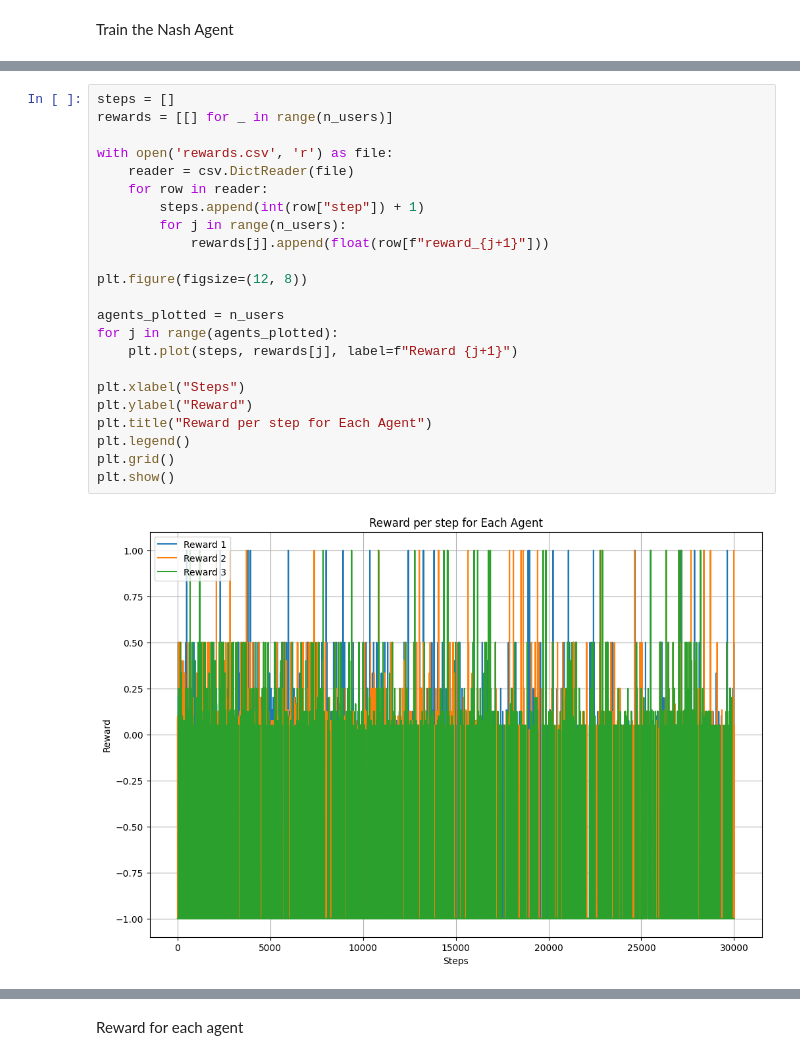
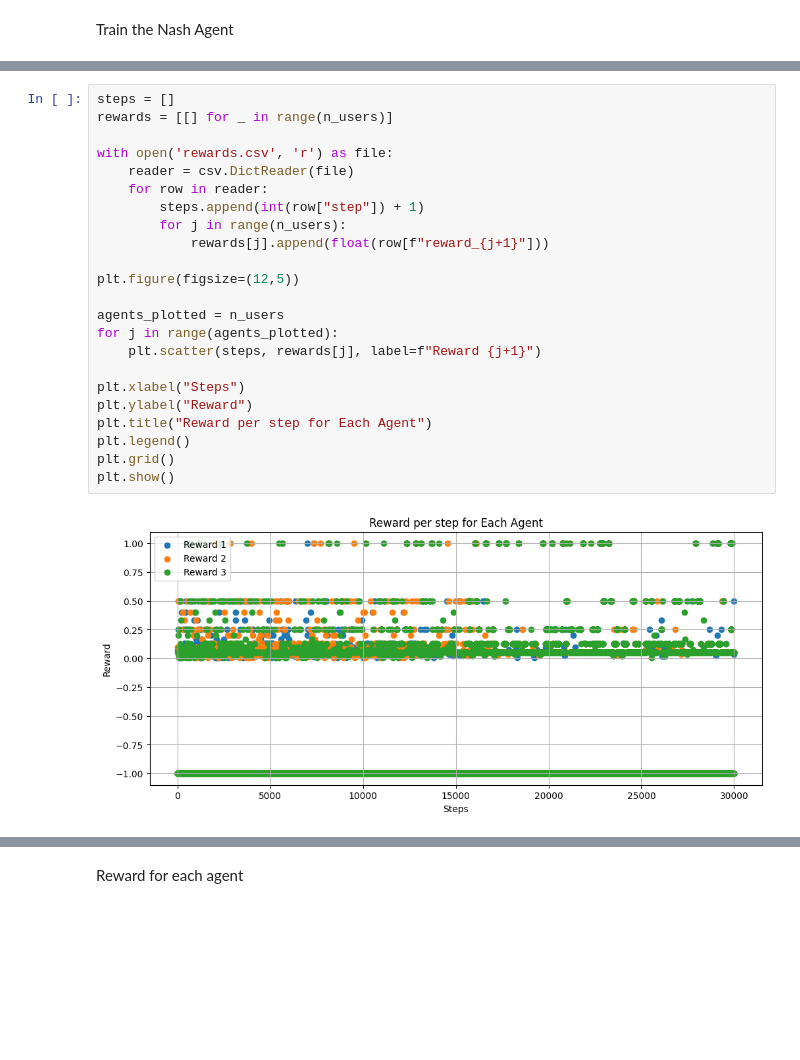
Before and after one commit to AlvaroSolana/DQN_RAT_Selection, a Jupyter notebook: RAT_training.ipynb, the cells around one changed output, grey strips where cells are left out. Drawn from its saved outputs; the diff is of its cells as text; blank space fills up the shorter version.

```diff
--- a/RAT_training.ipynb
+++ b/RAT_training.ipynb
@@ -89,28 +75,28 @@ plt.show()
 # %%
 steps = []
 rewards = [[] for _ in range(n_users)]
 
 with open('rewards.csv', 'r') as file:
     reader = csv.DictReader(file)
     for row in reader:
         steps.append(int(row["step"]) + 1)
         for j in range(n_users):
             rewards[j].append(float(row[f"reward_{j+1}"]))
 
-plt.figure(figsize=(12, 8))
+plt.figure(figsize=(12,5))
 
 agents_plotted = n_users
 for j in range(agents_plotted):
-    plt.plot(steps, rewards[j], label=f"Reward {j+1}")
+    plt.scatter(steps, rewards[j], label=f"Reward {j+1}")
 
 plt.xlabel("Steps")
 plt.ylabel("Reward")
 plt.title("Reward per step for Each Agent")
 plt.legend()
 plt.grid()
 plt.show()
 # %% [output]
-[figure, old version]
+[figure, new version]
 # %%
 episode_rewards = np.array(episode_rewards)
 
```
Also changed, not shown: parts of 7 cells of this notebook, 6 other files.
